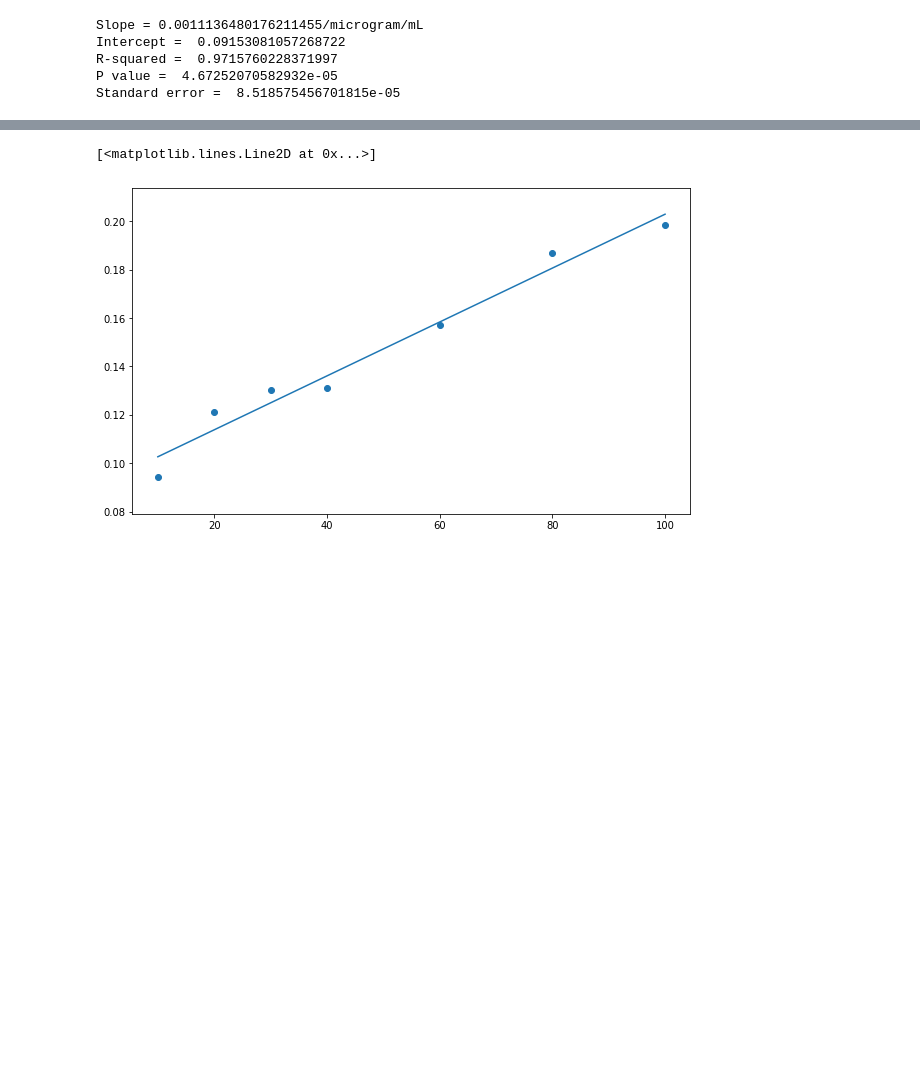
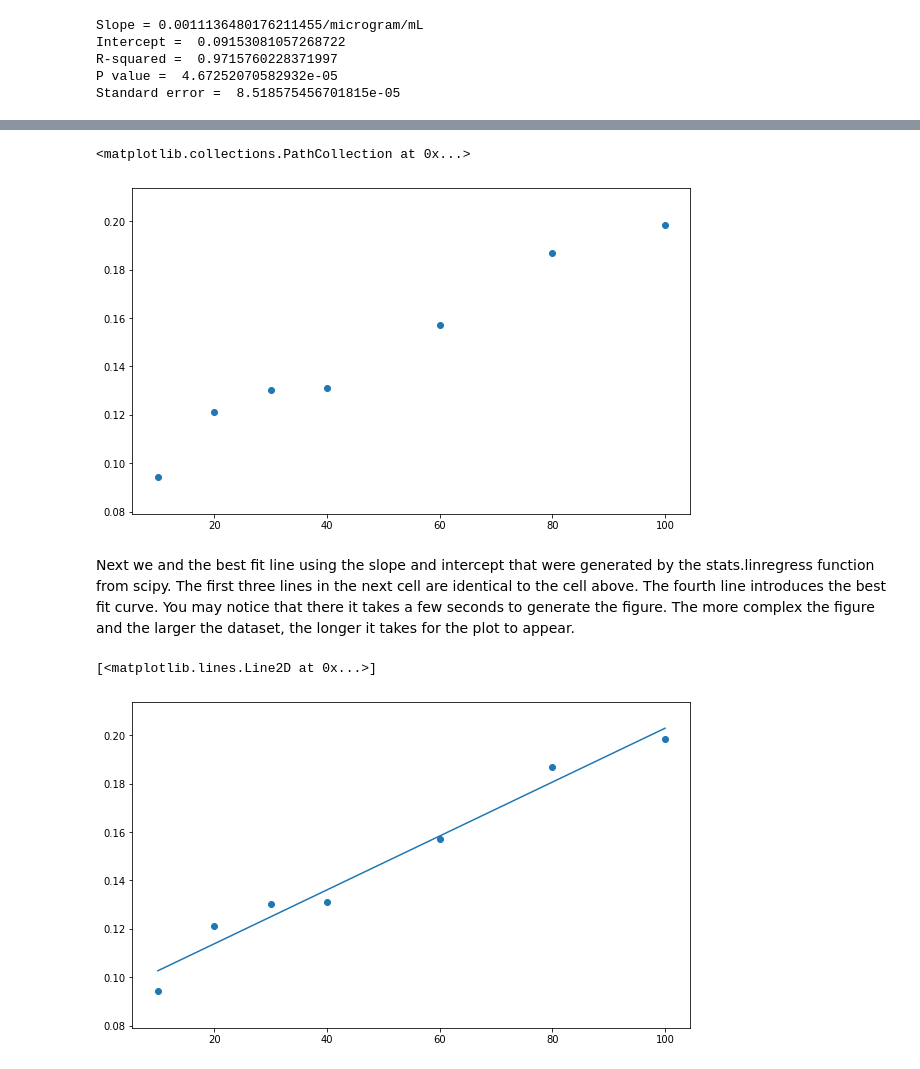
Before and after one commit to MolSSI-Education/python-scripting-biochemistry, a Jupyter notebook: biochemist-python/chapters/Creating_Plots_in_Jupyter_Notebooks.ipynb, the cells around one changed output, grey strips where cells are left out. Saved outputs shown, nothing was run; the diff lists cells and outputs as text; code cells hidden in the pictures; blank space fills up the shorter version.

Commit message:
first draft

```diff
--- a/biochemist-python/chapters/Creating_Plots_in_Jupyter_Notebooks.ipynb
+++ b/biochemist-python/chapters/Creating_Plots_in_Jupyter_Notebooks.ipynb
@@ -75,4 +38,10 @@ results
 # %%
+import os
+import pandas as pd
+protein_file = os.path.join('data', 'protein_assay.csv')
+results_df = pd.read_csv(protein_file)
+xdata = results_df['mass (ug)']  # Setting the x values
+ydata = results_df['A-595']  # setting the y values
 from scipy import stats
 slope, intercept, r_value, p_value, std_err = stats.linregress(xdata, ydata)
 print("Slope = ", slope, "/microgram/mL", sep = "")
@@ -89,3 +61,12 @@ Standard error =  8.518575456701815e-05
+# %%
+import matplotlib.pyplot as plt
+plt.figure(figsize = (10,6))
+plt.scatter(xdata, ydata)
+# %% [output]
+<matplotlib.collections.PathCollection at 0x...>
+[figure, added]
+# %% [markdown]
+Next we and the best fit line using the slope and intercept that were generated by the stats.linregress function from scipy. The first three lines in the next cell are identical to the cell above. The fourth line introduces the best fit curve. You may notice that there it takes a few seconds to generate the figure. The more complex the figure and the larger the dataset, the longer it takes for the plot to appear.
 # %%
 import matplotlib.pyplot as plt
 plt.figure(figsize = (10,6))
```
Also changed, not shown: parts of 15 cells of this notebook.
